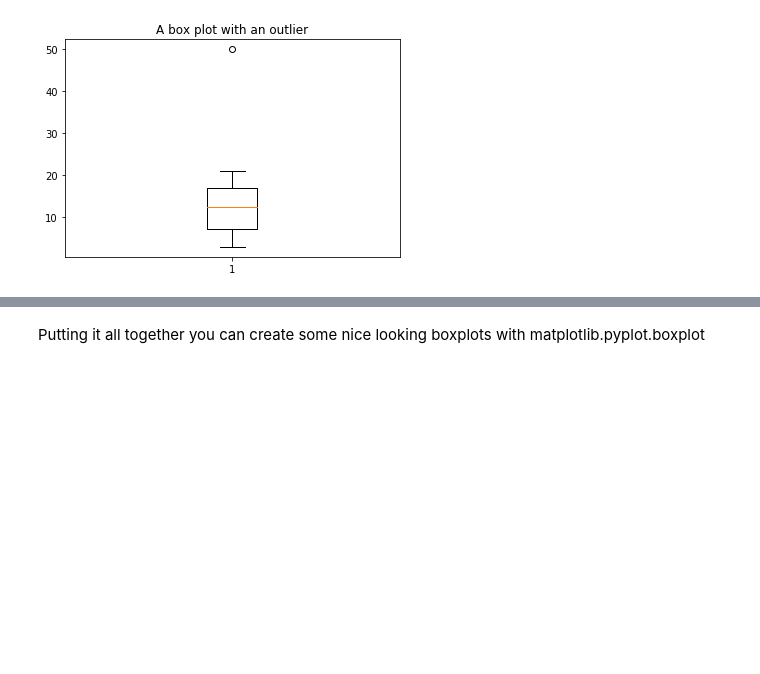
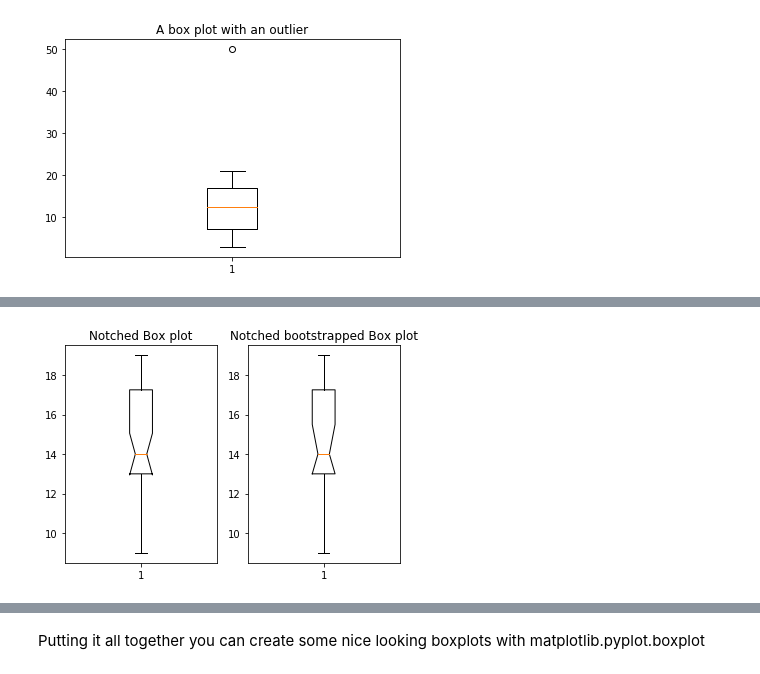
Before and after one commit to Osheah/foda-project, a Jupyter notebook: Boxplot.ipynb, the cells around one changed output, grey strips where cells are left out. Cells and saved outputs as stored; diff of their text form; code cells hidden in the pictures; blank space fills up the shorter version.

```diff
--- a/Boxplot.ipynb
+++ b/Boxplot.ipynb
@@ -466,0 +349,11 @@ plt.show()
+# %%
+boot = np.random.randint(9, 20, 40)
+plt.subplot(121)
+plt.title("Notched Box plot")
+plt.boxplot(boot, notch = True)
+plt.subplot(122)
+plt.title("Notched bootstrapped Box plot")
+plt.boxplot(boot, notch = True, bootstrap = 1000)
+plt.show()
+# %% [output]
+[figure, added]
```
Also changed, not shown: parts of 89 cells of this notebook, 3 other files.
